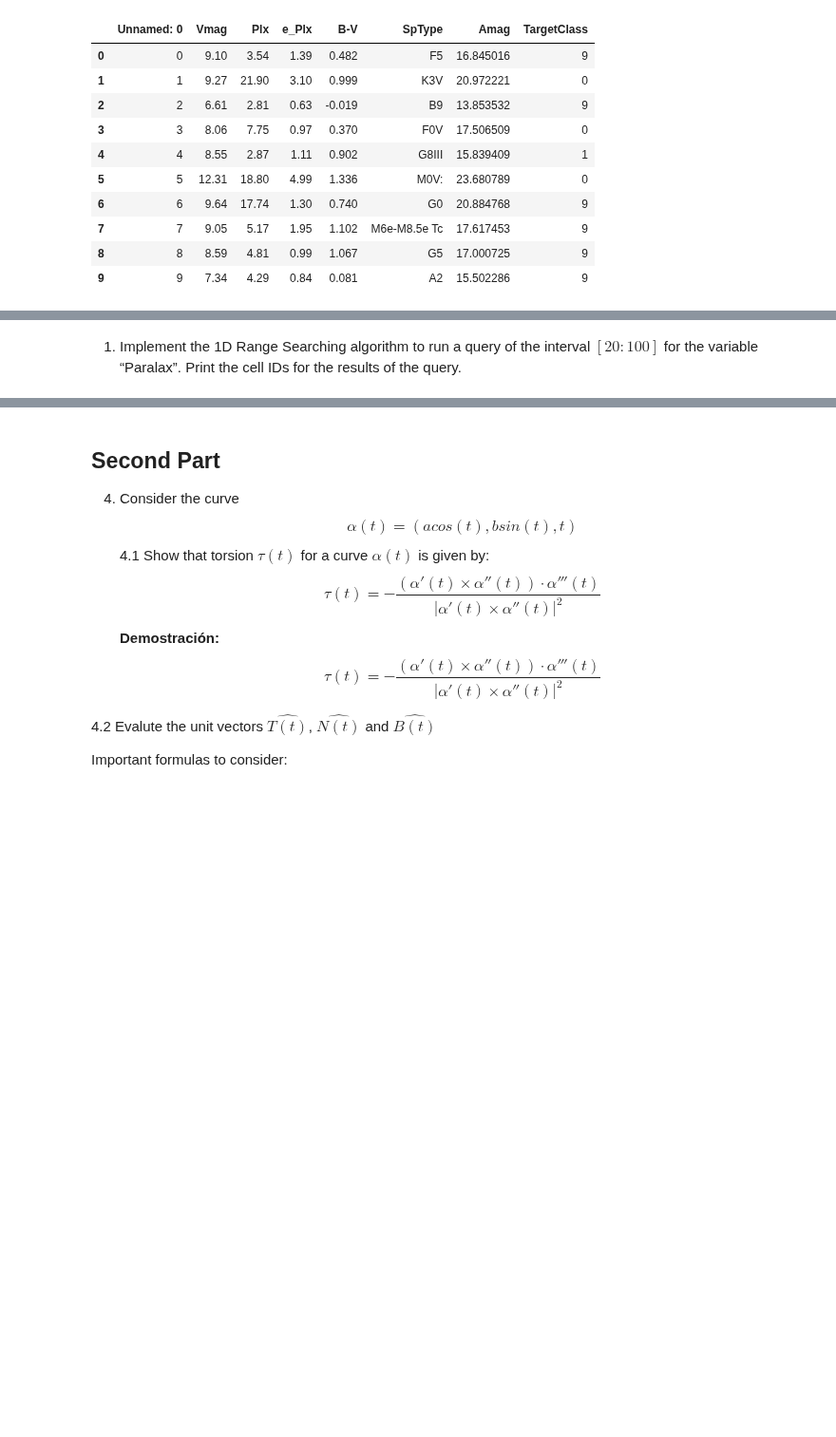
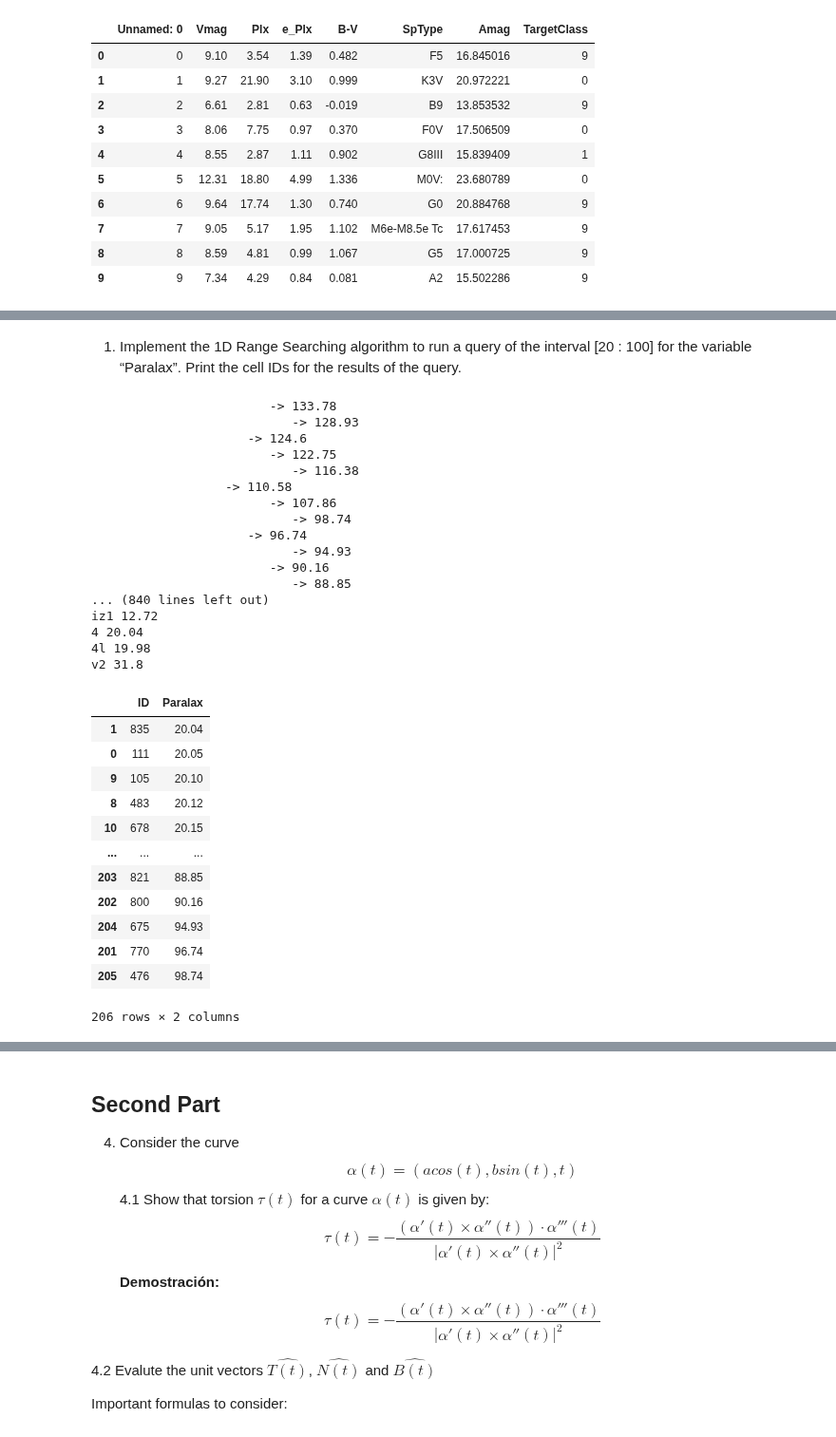
Before and after one commit to DayaVale/Geometria_Computacional, a Jupyter notebook: Homework3/Homework3.ipynb, the cells around one changed output, grey strips where cells are left out. Shown at 95% size. Cells and saved outputs as stored; diff of their text form; code cells hidden in the pictures; blank space fills up the shorter version.

```diff
--- a/Homework3/Homework3.ipynb
+++ b/Homework3/Homework3.ipynb
@@ -35,0 +216,18 @@ Data_star.head(n = 10)
+# %%
+# prueba
+pru = [3,10,19,23,30,37,49,59,62,70,80,89,100,105]
+pru = [10,19,23,30,37,80,70,59,62,3,49,89,100,105]
+#pru = [4,8,11,13,17,21]
+x = 5
+x_prima =102
+root = binary_tree(pru[0])
+
+for i in range(1, len(pru)):
+    InsertBST(root,binary_tree(pru[i]))
+
+arrSort = inorder(root)
+print(inorder(root))
+new_par = BBT(arrSort)
+
+print_tree(new_par, level=0)
+RangeQuery1D(new_par,x,x_prima)
@@ -36,5 +253,56 @@ Data_star.head(n = 10)
 # %% [markdown]
-1. Implement the 1D Range Searching algorithm to run a query of the interval
-$[20 : 100]$ for the variable “Paralax”. Print the cell IDs for the results of the query.
+1. Implement the 1D Range Searching algorithm to run a query of the interval [20 : 100] for the variable “Paralax”. Print the cell IDs for the results of the query.
+# %%
+# Paralax
+Paralax = Data_star['Plx']
+# Generar el arbol binario
+tree_par = binary_tree(Paralax[0])
+for i in range(1, len(Paralax)):
+    InsertBST(tree_par,binary_tree(Paralax[i]))
+
+# Sacar arreglo ordenado con inorder
+arrSort = inorder(tree_par)
+#print(arrSort)
+new_par = BBT(arrSort)
+
+# Definir el intervalo
+x = 20
+x_prima = 100
+print_tree(new_par, level=0)
+values = RangeQuery1D(new_par,x,x_prima)
+Df_result = find_ID(values,Data_star,'Plx')
+
+Df_result
+# %% [output]
+                        -> 133.78
+                           -> 128.93
+                     -> 124.6
+                        -> 122.75
+                           -> 116.38
+                  -> 110.58
+                        -> 107.86
+                           -> 98.74
+                     -> 96.74
+                           -> 94.93
+                        -> 90.16
+                           -> 88.85
+... (840 lines left out)
+iz1 12.72
+4 20.04
+4l 19.98
+v2 31.8
+|  | ID | Paralax |
+| 1 | 835 | 20.04 |
+| 0 | 111 | 20.05 |
+| 9 | 105 | 20.10 |
+| 8 | 483 | 20.12 |
+| 10 | 678 | 20.15 |
+| ... | ... | ... |
+| 203 | 821 | 88.85 |
+| 202 | 800 | 90.16 |
+| 204 | 675 | 94.93 |
+| 201 | 770 | 96.74 |
+| 205 | 476 | 98.74 |
+206 rows × 2 columns
 # %% [markdown]
 2. Implement the 1D Range Searching algorithm to run a query of the interval
```
Also changed, not shown: parts of 15 cells of this notebook.
